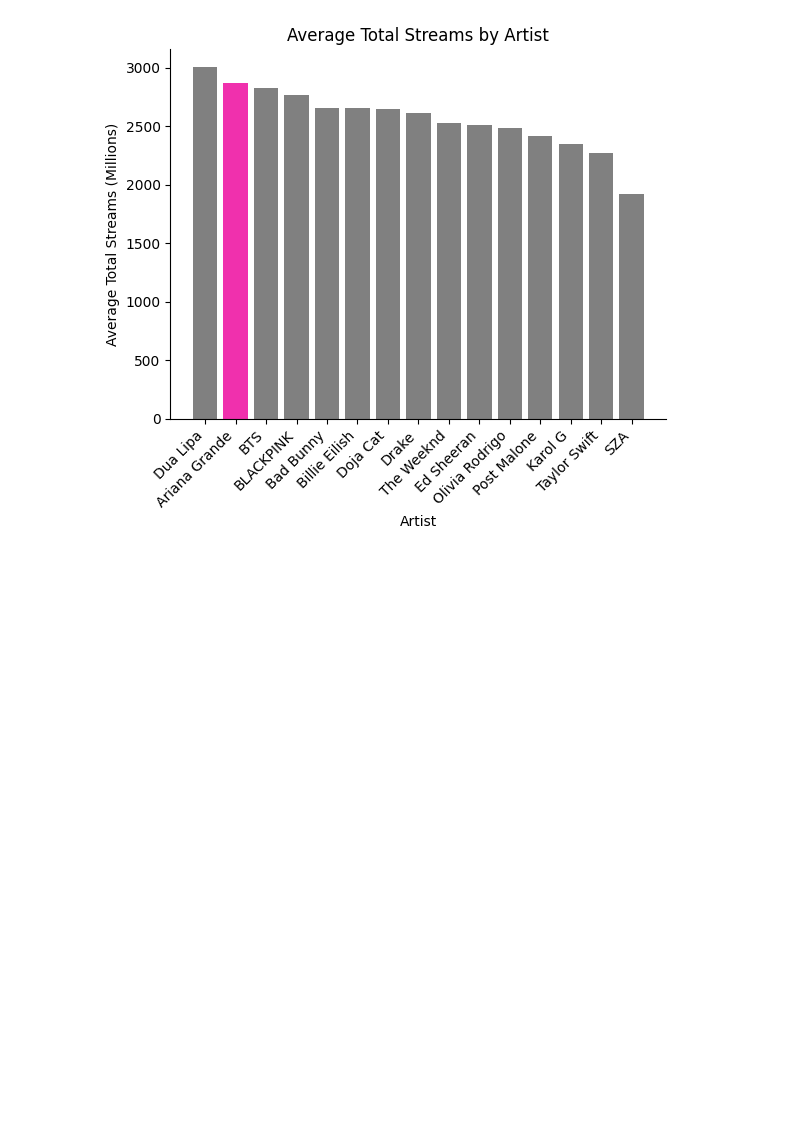
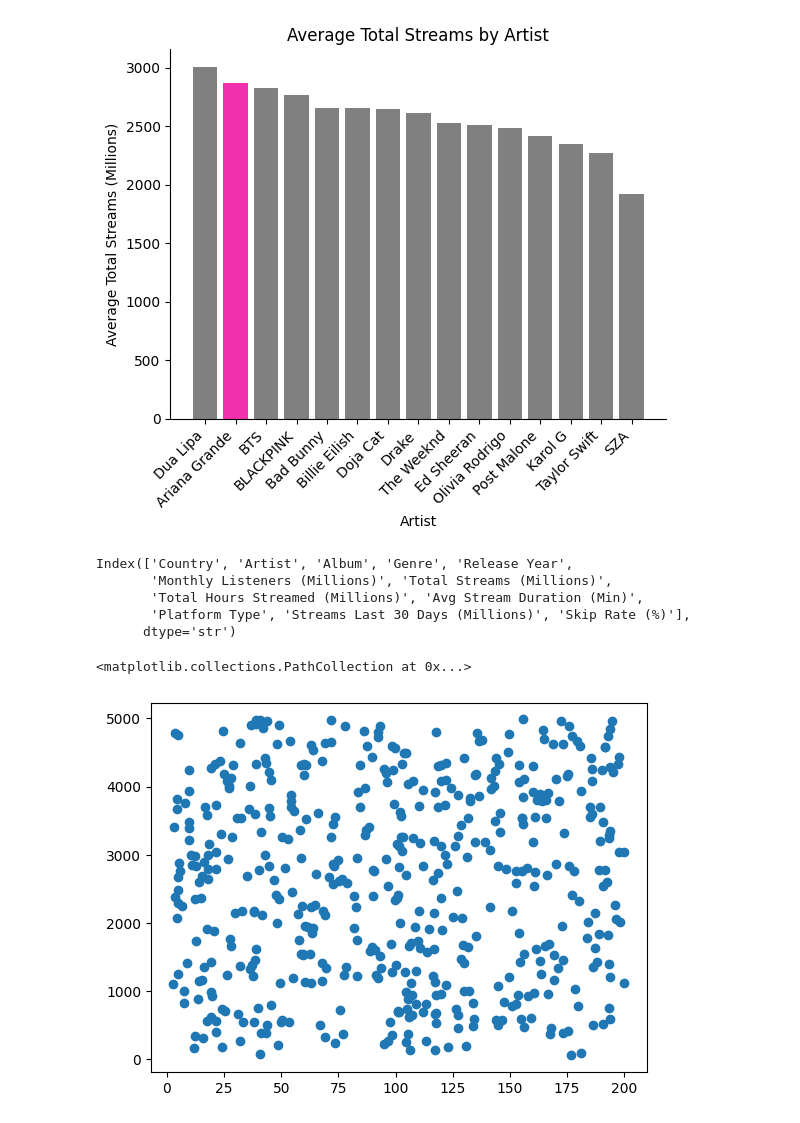
Before and after one commit to ckongshaug87/learning_plots_chrissykongshaug, a Jupyter notebook: notebooks/ckongshaug_matplotlib.ipynb, the cells around one changed output. Cells and saved outputs as stored; diff of their text form; code cells hidden in the pictures; blank space fills up the shorter version.

Commit message:
scatterplot

```diff
--- a/notebooks/ckongshaug_matplotlib.ipynb
+++ b/notebooks/ckongshaug_matplotlib.ipynb
@@ -117,3 +117,17 @@ plt.tight_layout
 plt.show()
 # %% [output]
 [figure]
+# %%
+spotify_df.columns
+spotify_df.info()
+# %% [output]
+Index(['Country', 'Artist', 'Album', 'Genre', 'Release Year',
+       'Monthly Listeners (Millions)', 'Total Streams (Millions)',
+       'Total Hours Streamed (Millions)', 'Avg Stream Duration (Min)',
+       'Platform Type', 'Streams Last 30 Days (Millions)', 'Skip Rate (%)'],
+      dtype='str')
+# %%
+plt.scatter(spotify_df["Streams Last 30 Days (Millions)"], spotify_df["Total Streams (Millions)"])
+# %% [output]
+<matplotlib.collections.PathCollection at 0x...>
+[figure, added]
```
Also changed, not shown: parts of 1 cell of this notebook.
